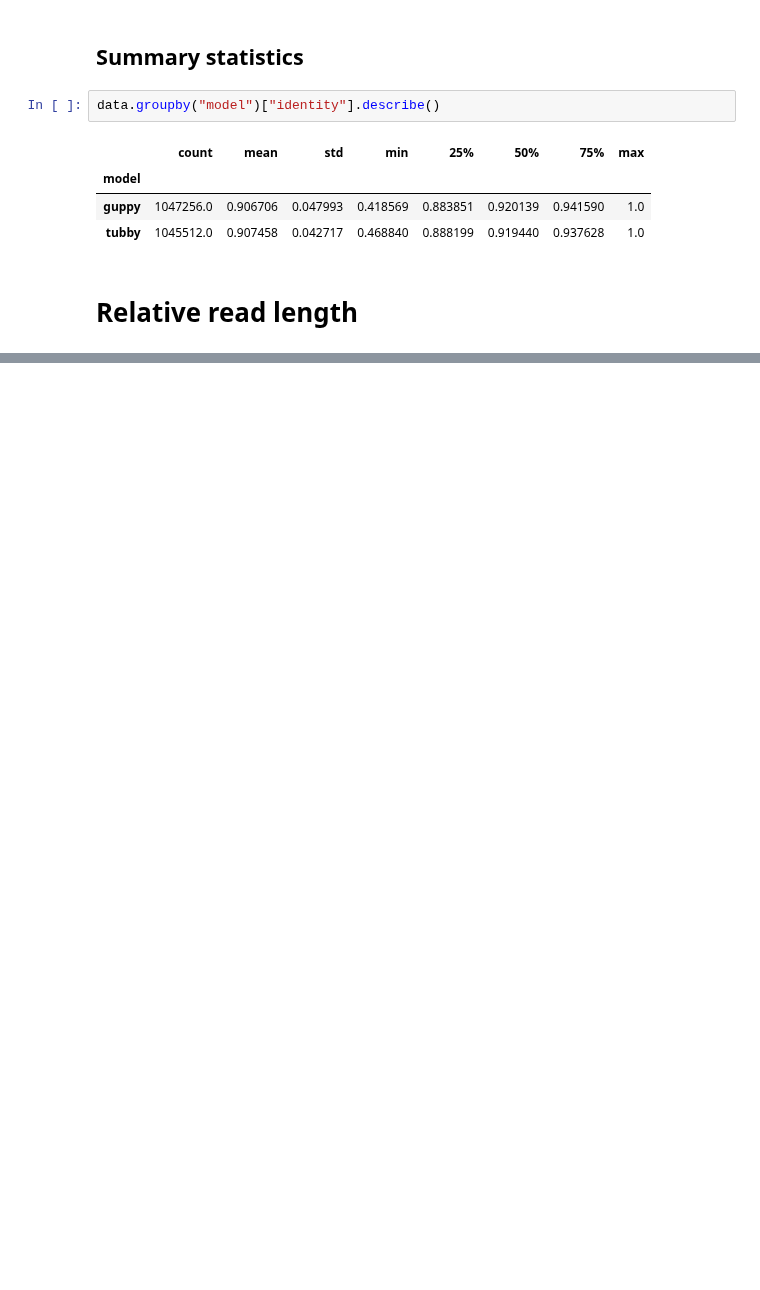
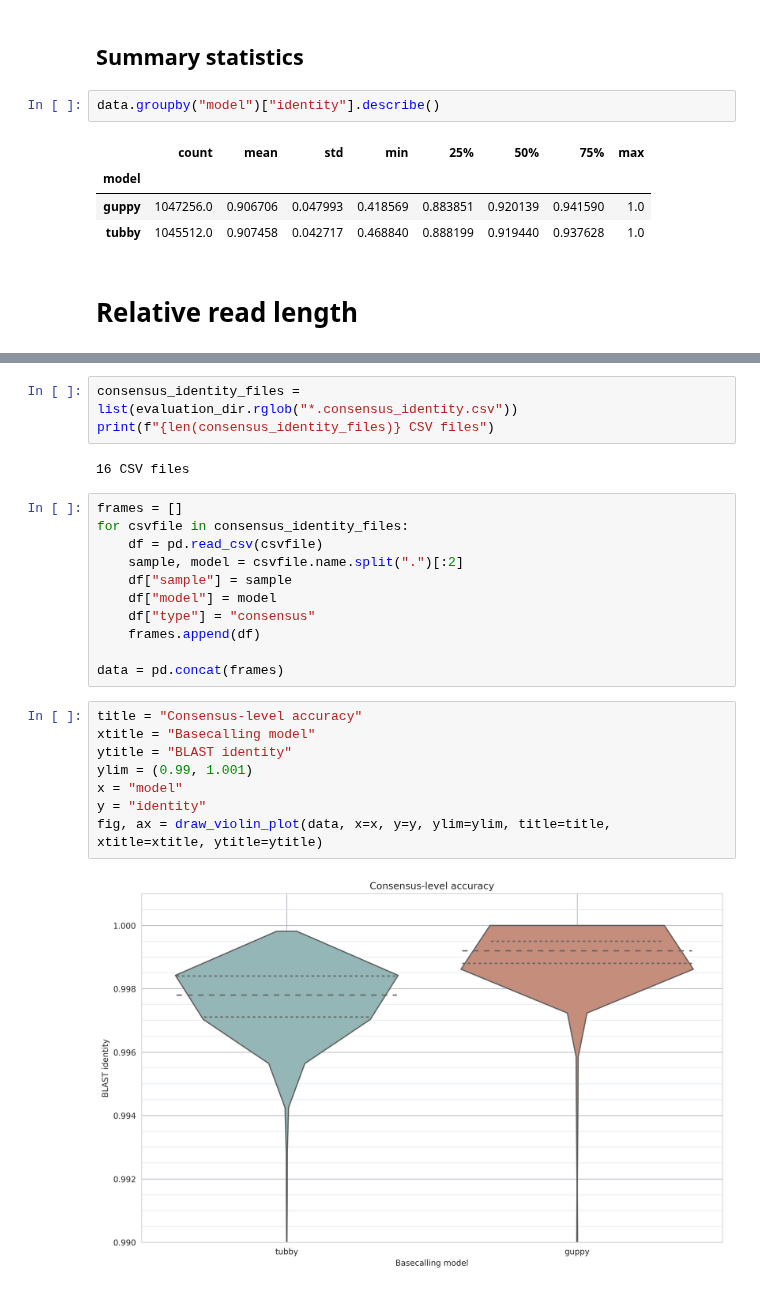
Before and after one commit to mbhall88/head_to_head_pipeline, a Jupyter notebook: analysis/basecall_training/report/report.ipynb, the cells around one changed output, grey strips where cells are left out. Saved outputs shown, nothing was run; the diff lists cells and outputs as text; blank space fills up the shorter version.

```diff
--- a/analysis/basecall_training/report/report.ipynb
+++ b/analysis/basecall_training/report/report.ipynb
@@ -129,0 +164,26 @@ sns.catplot(x="model", y="relative_len", kind="boxen", data=data, height=8, aspe
+# %%
+consensus_identity_files = list(evaluation_dir.rglob("*.consensus_identity.csv"))
+print(f"{len(consensus_identity_files)} CSV files")
+# %% [output]
+16 CSV files
+# %%
+frames = []
+for csvfile in consensus_identity_files:
+    df = pd.read_csv(csvfile)
+    sample, model = csvfile.name.split(".")[:2]
+    df["sample"] = sample
+    df["model"] = model
+    df["type"] = "consensus"
+    frames.append(df)
+
+data = pd.concat(frames)
+# %%
+title = "Consensus-level accuracy"
+xtitle = "Basecalling model"
+ytitle = "BLAST identity"
+ylim = (0.99, 1.001)
+x = "model"
+y = "identity"
+fig, ax = draw_violin_plot(data, x=x, y=y, ylim=ylim, title=title, xtitle=xtitle, ytitle=ytitle)
+# %% [output]
+[figure, added]
```
Also changed, not shown: parts of 16 cells of this notebook.
